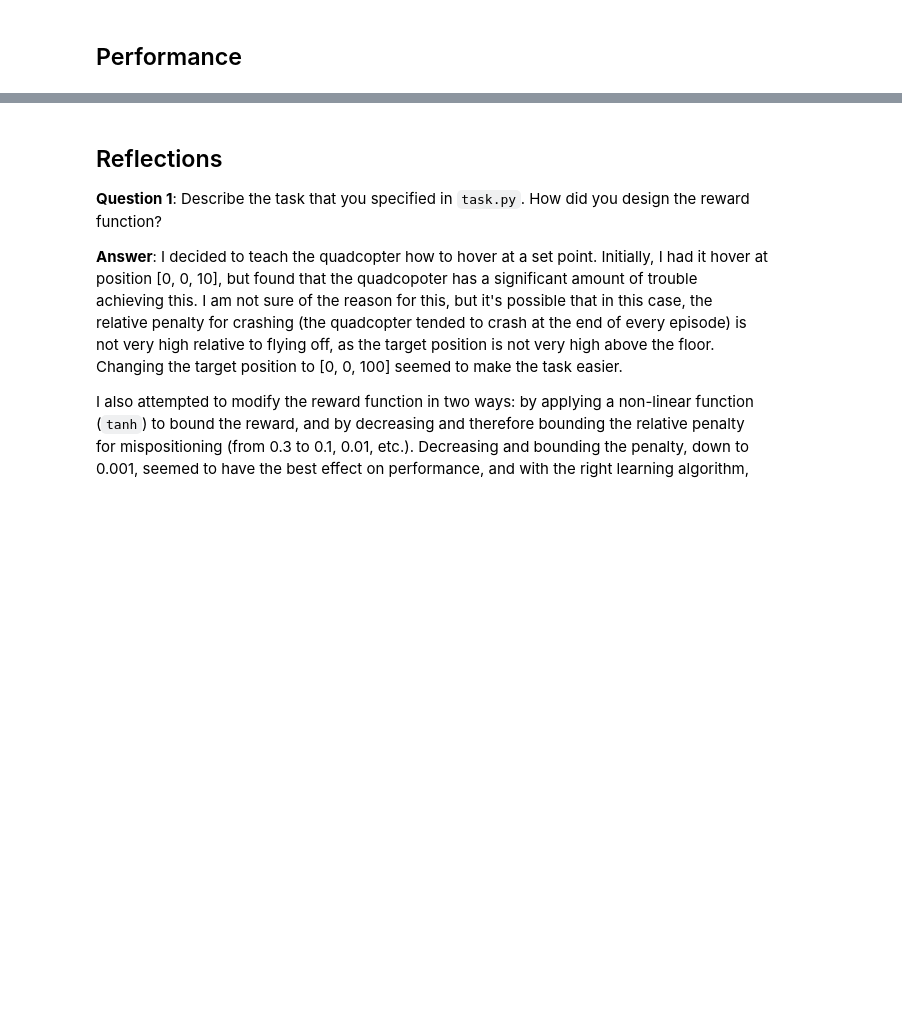
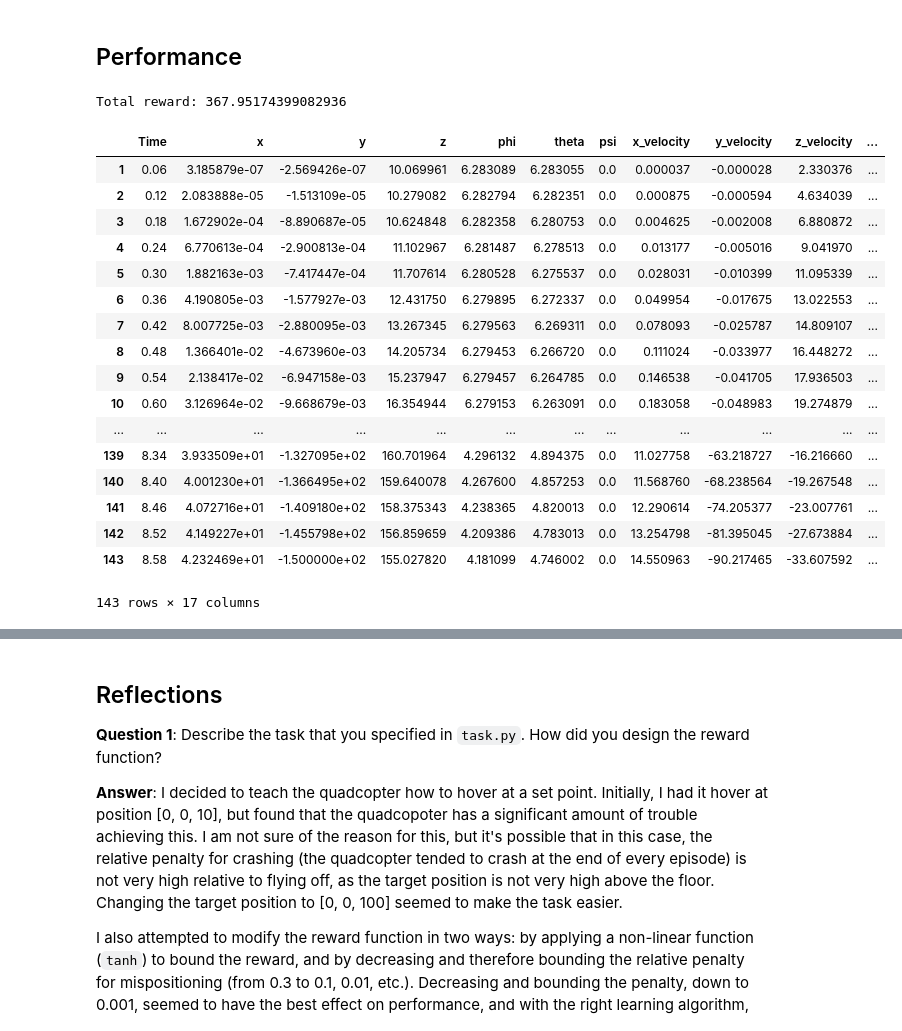
Before and after one commit to eskrav/udacity-machine-learning, a Jupyter notebook: quadcopter-project/Quadcopter_Project.ipynb, the cells around one changed output, grey strips where cells are left out. Drawn from its saved outputs; the diff is of its cells as text; code cells hidden in the pictures; blank space fills up the shorter version.

```diff
--- a/quadcopter-project/Quadcopter_Project.ipynb
+++ b/quadcopter-project/Quadcopter_Project.ipynb
@@ -311,12 +342,8 @@ plt.legend()
 # %% [markdown]
 ## Performance
 # %%
-# Code partially adapted from https://github.com/harshitandro/RL-Quadcopter/blob/master/Quadcopter_Project.ipynb
-
 %load_ext autoreload
 %autoreload 2
-
-from hover import Task
 
 # Modify the values below to give the quadcopter a different starting position.
 runtime = 1000.                                  # time limit of the episode
@@ -330,21 +357,52 @@ done = False
 labels = ['time', 'x', 'y', 'z', 'phi', 'theta', 'psi', 'x_velocity',
           'y_velocity', 'z_velocity', 'phi_velocity', 'theta_velocity',
           'psi_velocity', 'rotor_speed1', 'rotor_speed2', 'rotor_speed3', 'rotor_speed4']
-results = {x : [] for x in labels}
+performance = {}
 
 # Run the simulation
 state = agent.reset_episode()
 total_reward = 0
+i = 0
 
 while True:
+    i += 1
     rotor_speeds = agent.act(state)
     next_state, reward, done = task.step(rotor_speeds)
     to_write = [task.sim.time] + list(task.sim.pose) + list(task.sim.v) + list(task.sim.angular_v) + list(rotor_speeds)
-    for ii in range(len(labels)):
-        results[labels[ii]].append(to_write[ii])
+    performance[i] = {'Time': task.sim.time, 'x':task.sim.pose[0], 'y':task.sim.pose[1], 'z':task.sim.pose[2],
+                     'phi': task.sim.pose[3], 'theta': task.sim.pose[4], 'psi': task.sim.pose[5],
+                      'x_velocity': task.sim.v[0], 'y_velocity': task.sim.v[1],
+                      'z_velocity': task.sim.v[2], 'phi_velocity': task.sim.angular_v[0],
+                      'theta_velocity': task.sim.angular_v[1], 'psi_velocity': task.sim.angular_v[2],
+                      'rotor_speed1': rotor_speeds[0], 'rotor_speed2': rotor_speeds[1],
+                      'rotor_speed3': rotor_speeds[2], 'rotor_speed4': rotor_speeds[3]}
     total_reward += reward
     state = next_state
     if done:
         print(f"Total reward: {total_reward}")
         break
+# %% [output]
+Total reward: 367.95174399082936
+# %%
+performance = pd.DataFrame.from_dict(performance, orient='index')
+performance
+# %% [output]
+|  | Time | x | y | z | phi | theta | psi | x_velocity | y_velocity | z_velocity | ... |
+| 1 | 0.06 | 3.185879e-07 | -2.569426e-07 | 10.069961 | 6.283089 | 6.283055 | 0.0 | 0.000037 | -0.000028 | 2.330376 | ... |
+| 2 | 0.12 | 2.083888e-05 | -1.513109e-05 | 10.279082 | 6.282794 | 6.282351 | 0.0 | 0.000875 | -0.000594 | 4.634039 | ... |
+| 3 | 0.18 | 1.672902e-04 | -8.890687e-05 | 10.624848 | 6.282358 | 6.280753 | 0.0 | 0.004625 | -0.002008 | 6.880872 | ... |
+| 4 | 0.24 | 6.770613e-04 | -2.900813e-04 | 11.102967 | 6.281487 | 6.278513 | 0.0 | 0.013177 | -0.005016 | 9.041970 | ... |
+| 5 | 0.30 | 1.882163e-03 | -7.417447e-04 | 11.707614 | 6.280528 | 6.275537 | 0.0 | 0.028031 | -0.010399 | 11.095339 | ... |
+| 6 | 0.36 | 4.190805e-03 | -1.577927e-03 | 12.431750 | 6.279895 | 6.272337 | 0.0 | 0.049954 | -0.017675 | 13.022553 | ... |
+| 7 | 0.42 | 8.007725e-03 | -2.880095e-03 | 13.267345 | 6.279563 | 6.269311 | 0.0 | 0.078093 | -0.025787 | 14.809107 | ... |
+| 8 | 0.48 | 1.366401e-02 | -4.673960e-03 | 14.205734 | 6.279453 | 6.266720 | 0.0 | 0.111024 | -0.033977 | 16.448272 | ... |
+| 9 | 0.54 | 2.138417e-02 | -6.947158e-03 | 15.237947 | 6.279457 | 6.264785 | 0.0 | 0.146538 | -0.041705 | 17.936503 | ... |
+| 10 | 0.60 | 3.126964e-02 | -9.668679e-03 | 16.354944 | 6.279153 | 6.263091 | 0.0 | 0.183058 | -0.048983 | 19.274879 | ... |
+| ... | ... | ... | ... | ... | ... | ... | ... | ... | ... | ... | ... |
+| 139 | 8.34 | 3.933509e+01 | -1.327095e+02 | 160.701964 | 4.296132 | 4.894375 | 0.0 | 11.027758 | -63.218727 | -16.216660 | ... |
+| 140 | 8.40 | 4.001230e+01 | -1.366495e+02 | 159.640078 | 4.267600 | 4.857253 | 0.0 | 11.568760 | -68.238564 | -19.267548 | ... |
+| 141 | 8.46 | 4.072716e+01 | -1.409180e+02 | 158.375343 | 4.238365 | 4.820013 | 0.0 | 12.290614 | -74.205377 | -23.007761 | ... |
+| 142 | 8.52 | 4.149227e+01 | -1.455798e+02 | 156.859659 | 4.209386 | 4.783013 | 0.0 | 13.254798 | -81.395045 | -27.673884 | ... |
+| 143 | 8.58 | 4.232469e+01 | -1.500000e+02 | 155.027820 | 4.181099 | 4.746002 | 0.0 | 14.550963 | -90.217465 | -33.607592 | ... |
+143 rows × 17 columns
 # %%
```
Also changed, not shown: parts of 15 cells of this notebook, 1 other file.
